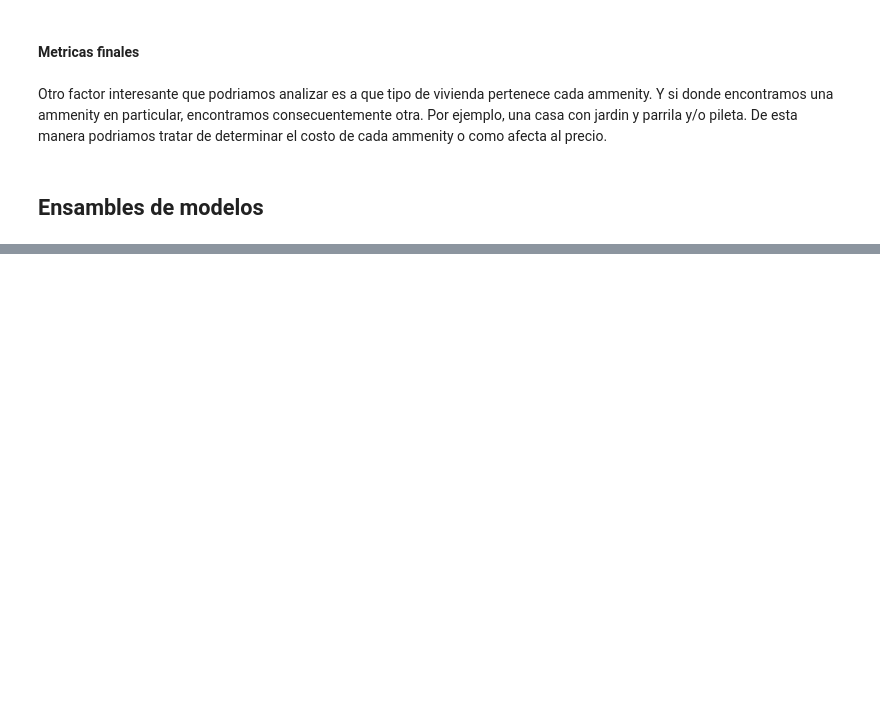
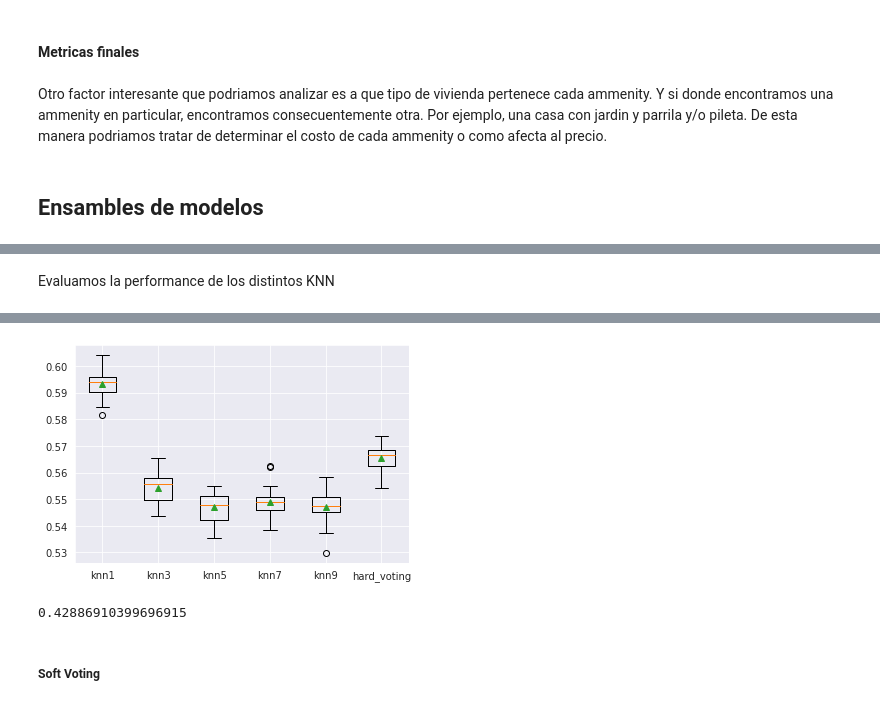
Before and after one commit to Naza26/7506R_TP2_GRUPO01_ENTREGA, a Jupyter notebook: 7506R_TP2_GRUPO01_ENTREGA.ipynb, the cells around one changed output, grey strips where cells are left out. Cells and saved outputs as stored; diff of their text form; code cells hidden in the pictures; blank space fills up the shorter version.

```diff
--- a/7506R_TP2_GRUPO01_ENTREGA.ipynb
+++ b/7506R_TP2_GRUPO01_ENTREGA.ipynb
@@ -961,0 +1166,4 @@ De esta manera podriamos tratar de determinar el costo de cada ammenity o como a
+# %%
+y_train_clasificacion_factorized = pd.factorize(y_train_clasificacion)[0]
+y_test_clasificacion_factorized = pd.factorize(y_test_clasificacion)[0]
+y_train_clasificacion_factorized
@@ -961,0 +1286,38 @@ De esta manera podriamos tratar de determinar el costo de cada ammenity o como a
+# %%
+# obtener lista de modelos a evaluar
+def get_knn_models():
+    models = dict()
+    models['knn1'] = KNeighborsClassifier(n_neighbors=1)
+    models['knn3'] = KNeighborsClassifier(n_neighbors=3)
+    models['knn5'] = KNeighborsClassifier(n_neighbors=5)
+    models['knn7'] = KNeighborsClassifier(n_neighbors=7)
+    models['knn9'] = KNeighborsClassifier(n_neighbors=9)
+    models['hard_voting'] = get_knn_voting()
+    return models
+# %%
+# evaluar un modelo dado usando cross-validation
+def evaluate_model(model, X, y):
+    cv = RepeatedStratifiedKFold(n_splits=10, n_repeats=3, random_state=1)
+    scores = cross_val_score(model, X, y, scoring='accuracy', cv=cv, n_jobs=-1, error_score='raise', verbose=10000)
+    return scores
+# %%
+def process_models(models, X, y):
+    results, names = list(), list()
+    for name, model in models.items():
+        scores = evaluate_model(model, X, y)
+        results.append(scores)
+        names.append(name)
+        print('>%s %.3f (%.3f)' % (name, np.mean(scores), np.std(scores)))
+    return results, names
+# %% [markdown]
+Evaluamos la performance de los distintos KNN
+# %%
+models = get_knn_models()
+
+# evaluate the models and store results
+results, names = process_models(models, x_train, y_train_clasificacion)
+
+# plot model performance for comparison
+plt.boxplot(results, labels=names, showmeans=True)
+plt.show()
+# %% [output]
@@ -961,0 +1341 @@ De esta manera podriamos tratar de determinar el costo de cada ammenity o como a
+[figure, added]
@@ -961,0 +1351,22 @@ De esta manera podriamos tratar de determinar el costo de cada ammenity o como a
+# %%
+# Si elegimos hard voting
+
+# make a prediction with a hard voting ensemble
+
+k_models = list()
+
+knn_models = set_knn_models(k_models)
+
+# define the hard voting ensemble
+ensemble = VotingClassifier(estimators=knn_models, voting='hard')
+
+# fit the model on all available data
+ensemble.fit(x_train, y_train_clasificacion)
+
+# make a prediction for one example
+pred = ensemble.predict(x_test)
+accuracy_score(y_test_clasificacion, pred)
+# %% [output]
+0.42886910399696915
+# %% [markdown]
+##### Soft Voting
```
Also changed, not shown: parts of 111 cells of this notebook, 7 other files.
